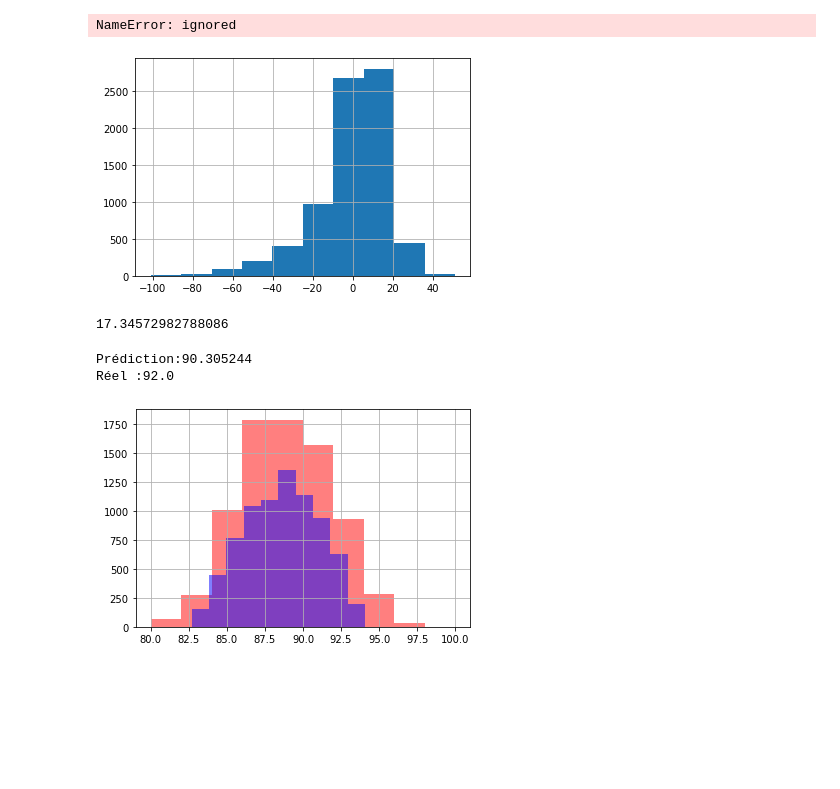
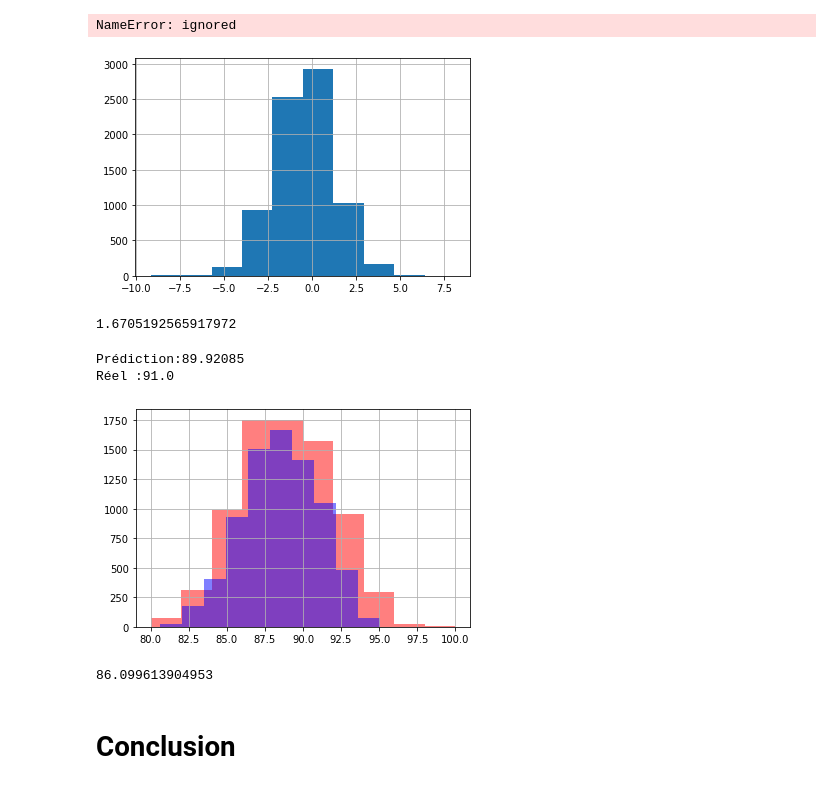
Before and after one commit to BenJMaurel/2048-Project, a Jupyter notebook: wine_project_11_12.ipynb, the cells around one changed output. Cells and saved outputs as stored; diff of their text form; code cells hidden in the pictures; blank space fills up the shorter version.

```diff
--- a/wine_project_11_12.ipynb
+++ b/wine_project_11_12.ipynb
@@ -1121,8 +1114,7 @@ ValueError: ignored
 # %%
 from keras import metrics
 model_2.compile(loss='mean_squared_error', optimizer='adam', metrics= [metrics.mean_squared_error,
-                       metrics.mean_absolute_error,
-                       metrics.mean_absolute_percentage_error])
+                       metrics.mean_absolute_error])
 # %%
 model_2.fit(X_train_indices, Y_train, epochs = 5, batch_size = 1500, shuffle=True)
 # %% [output]
@@ -1143,29 +1145,29 @@ model.save_weights("/content/drive/My Drive/Wine_project/nawak.hdf5")
 # %% [output]
 NameError: ignored
 # %%
-pred_post,Y_test = pred*(max_Y - min_Y) + min_Y,Y_test*(max_Y - min_Y) + min_Y
+pred_post,Y_test_post = pred*(max_Y - min_Y) + min_Y,Y_test*(max_Y - min_Y) + min_Y
 pred_post = np.reshape(pred_post,(len(pred)))
-ecart = pred_post - Y_test
+ecart = pred_post - Y_test_post
 pd.Series(ecart).hist()
 plt.show()
 # %% [output]
-[figure, old version]
+[figure, new version]
 # %%
-np.quantile(ecart, 0.9)
+np.quantile(ecart, 0.90)
 # %% [output]
-17.34572982788086
+1.6705192565917972
 # %%
 #petit test aléatoire:
 i = rd.randint(0,len(pred_post))
 print("Prédiction:" + str(pred_post[i]))
-print("Réel :" +str(Y_test[i]))
+print("Réel :" +str(Y_test_post[i]))
 # %% [output]
-Prédiction:90.305244
-Réel :92.0
+Prédiction:89.92085
+Réel :91.0
 # %%
-fig1 = pd.Series(Y_test).hist(alpha = 0.5, color = 'r')
+fig1 = pd.Series(Y_test_post).hist(alpha = 0.5, color = 'r')
 fig2 = pd.Series(pred_post).hist(alpha = 0.5, color = 'b')
 
 plt.show()
 # %% [output]
-[figure, old version]
+[figure, new version]
@@ -1171,0 +1181,10 @@ plt.show()
+# %%
+#Petit exemple avec ce vin
+#https://www.vivino.com/FR/fr/sainte-marguerite-symphonie-cotes-de-provence-rouge/w/3496774?year=2018&price_id=22596529&cart_item_source=nav-explore
+#noté 4.3/5 ce qui équivaut à 86/100
+
+predict_wine_score("After the white, the red. Wine with a nice roundness, a nice spicy and fleshy side. It is powerful and subtle at the same time. It's organic and it's all good. One of my reference domains in Côtes de Provence.")
+# %% [output]
+86.099613904953
+# %% [markdown]
+# Conclusion
```
Also changed, not shown: parts of 11 cells of this notebook.
